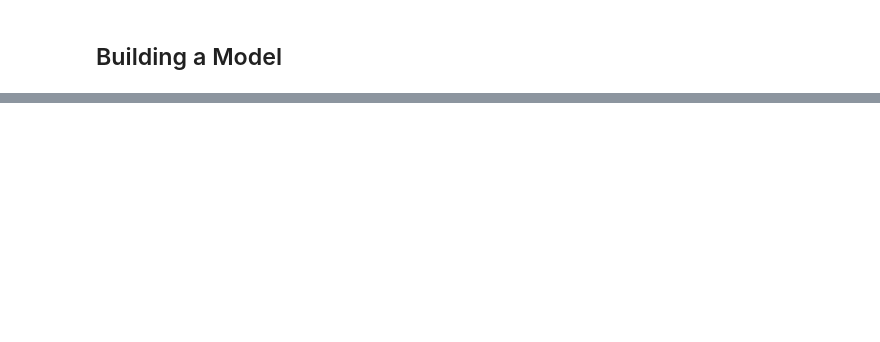
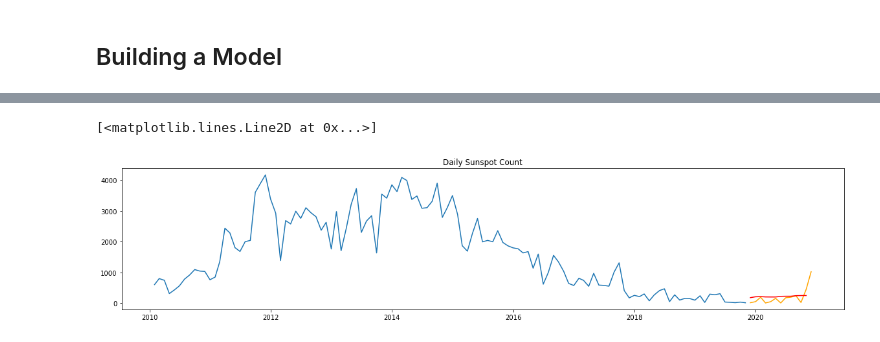
Before and after one commit to CertifaiAI/time-series-labs, a Jupyter notebook: notebook/Solution/Seq2seq Sunspot.ipynb, the cells around one changed output, grey strips where cells are left out. Saved outputs shown, nothing was run; the diff lists cells and outputs as text; code cells hidden in the pictures; blank space fills up the shorter version.

```diff
--- a/notebook/Solution/Seq2seq Sunspot.ipynb
+++ b/notebook/Solution/Seq2seq Sunspot.ipynb
@@ -304,3 +253,0 @@ tensor(17.8931)
-# %%
-labels = torch.cat(labels).cpu().numpy().flatten()
-predictions = torch.cat(predictions).cpu().numpy().flatten()
@@ -314,0 +270,26 @@ plt.show()
+# %%
+train_norm = train_norm.flatten()
+preds = train_norm[-window_size:].tolist()
+model.eval()
+futures = 12
+test_batch = 1
+
+for i in range(int(futures/num_futures)):
+    seq = torch.FloatTensor(preds[-window_size:]).view(test_batch, len(preds[-window_size:]), 1)
+    input_feature = seq[:,-1,:]
+    with torch.no_grad():
+        model.reset_hidden()
+        predictions = model(seq, input_feature)
+        preds += predictions.flatten().tolist()
+# %%
+#rescale back the data
+true_preds = scaler.inverse_transform(np.array(preds[-futures:]).reshape(-1,1))
+# %%
+plt.figure(figsize=(20,4))
+plt.title("Daily Sunspot Count")
+plt.plot(train_set, label="Training")
+plt.plot(test_set, label="Label", c="orange")
+plt.plot(test_set.index[:-1], true_preds,  c="red")
+# %% [output]
+[<matplotlib.lines.Line2D at 0x...>]
+[figure, added]
```
Also changed, not shown: parts of 35 cells of this notebook, 3 other files.
